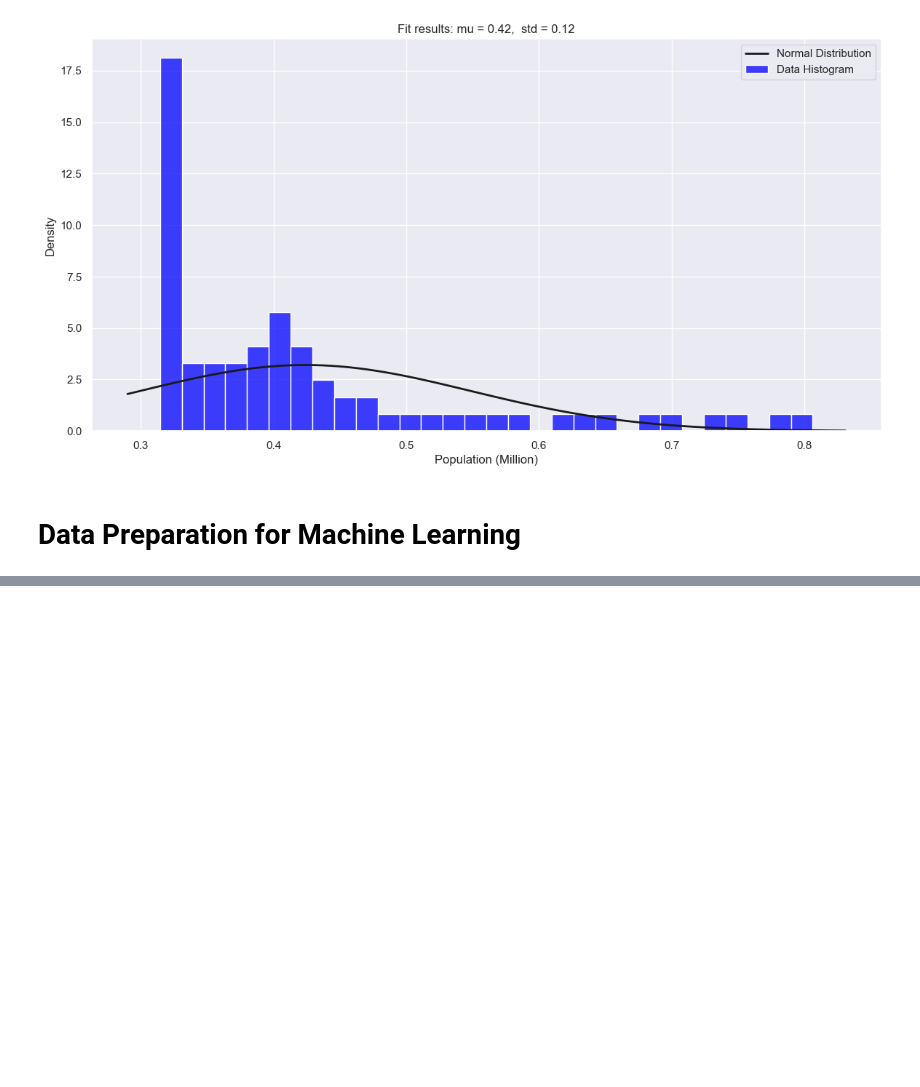
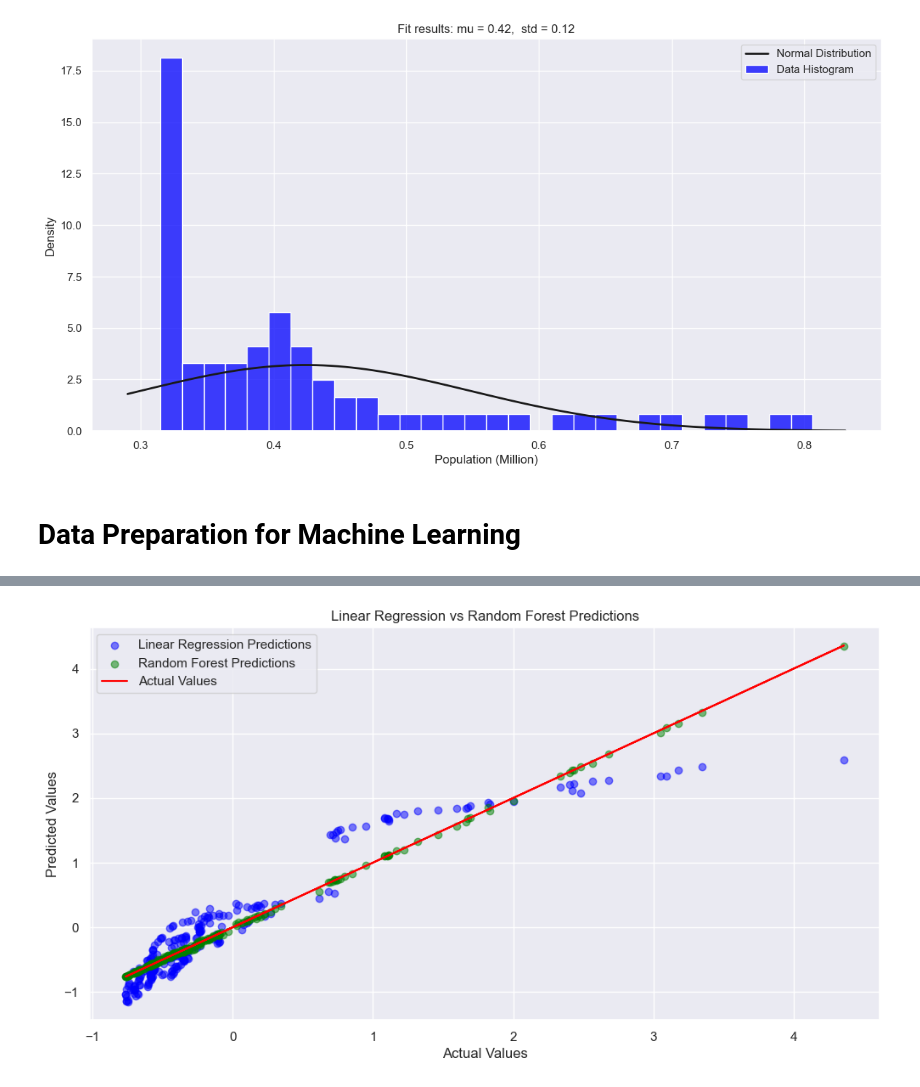
Before and after one commit to TunahanINCE/Population-in-Ireland, a Jupyter notebook: CA-1.ipynb, the cells around one changed output, grey strips where cells are left out. Drawn from its saved outputs; the diff is of its cells as text; code cells hidden in the pictures; blank space fills up the shorter version.

```diff
--- a/CA-1.ipynb
+++ b/CA-1.ipynb
@@ -836,0 +648,20 @@ predicted_summary_2024
+# %%
+from sklearn.model_selection import GridSearchCV
+
+# GridSearchCV for hyperparameter tuning
+param_grid = {"fit_intercept": [True, False]}
+grid_search = GridSearchCV(estimator=LinearRegression(), param_grid=param_grid, cv=5)
+grid_search.fit(X_train, y_train)
+
+print("Best parameters:", grid_search.best_params_)
+best_model = grid_search.best_estimator_
+
+# Predicting with the best model
+y_pred_best = best_model.predict(X_test)
+
+# Evaluating the performance of the best model
+mse_best = mean_squared_error(y_test, y_pred_best)
+r2_best = r2_score(y_test, y_pred_best)
+
+print(f"Best Model MSE: {mse_best}")
+print(f"Best Model R2 Score: {r2_best}")
@@ -836,0 +792,27 @@ predicted_summary_2024
+# %%
+# Comparing the results of two models on a graph
+#LinearRegression model
+linear_model = LinearRegression()
+linear_model.fit(X_train, y_train)
+linear_predictions = linear_model.predict(X_test)
+
+# RandomForest model
+best_rf_model = RandomForestRegressor(n_estimators=100, max_depth=10, random_state=42)
+best_rf_model.fit(X_train, y_train)
+rf_predictions = best_rf_model.predict(X_test)
+
+# Comparison of actual values and predictions of both models on the graph
+plt.figure(figsize=(12, 6))
+
+plt.scatter(y_test, linear_predictions, alpha=0.5, label="Linear Regression Predictions", color="blue")
+plt.scatter(y_test, rf_predictions, alpha=0.5, label="Random Forest Predictions", color="green")
+plt.plot(y_test, y_test, color="red", label="Actual Values")  # Actual Values
+
+plt.xlabel("Actual Values")
+plt.ylabel("Predicted Values")
+plt.title("Linear Regression vs Random Forest Predictions")
+plt.legend()
+
+plt.show()
+# %% [output]
+[figure, added]
```
Also changed, not shown: parts of 36 cells of this notebook.
